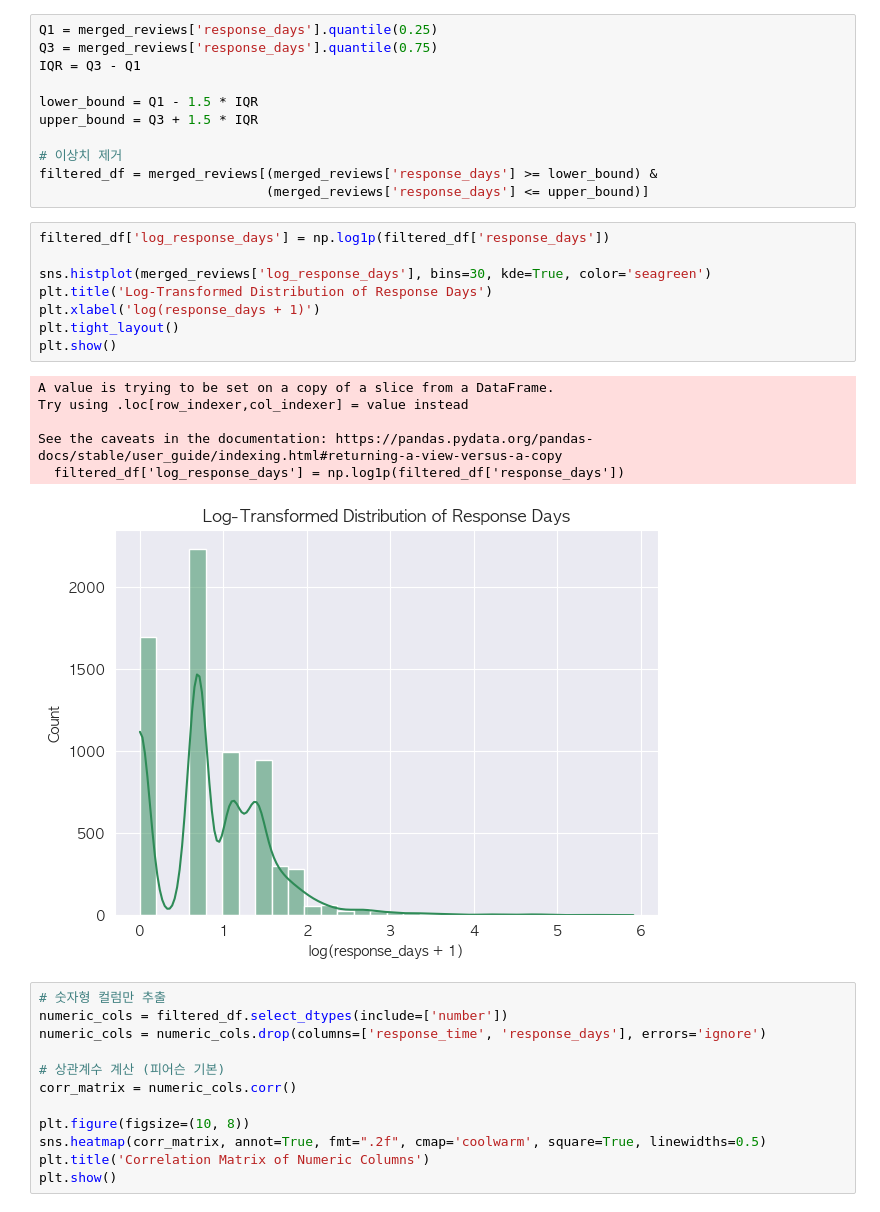
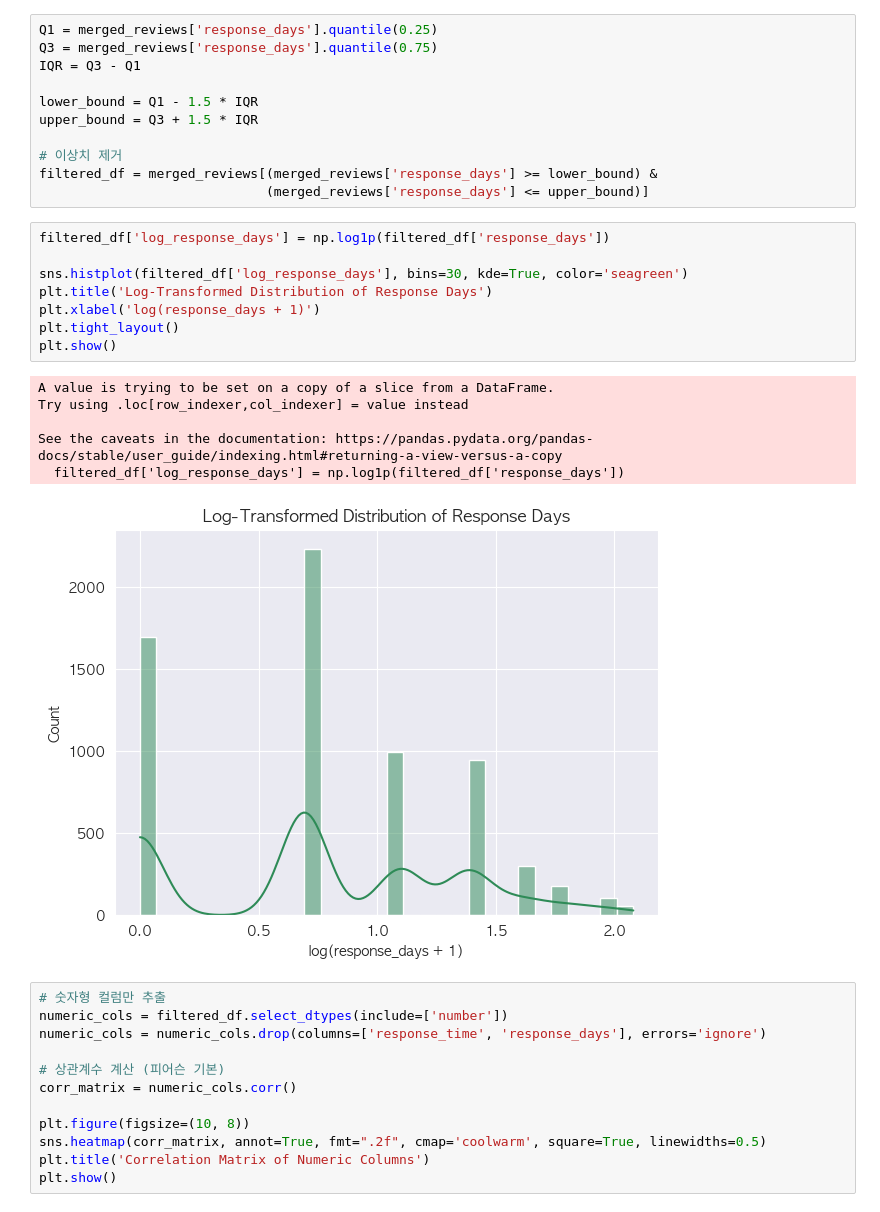
Before and after one commit to jinijini20/SKN14-2nd-5Team, a Jupyter notebook: YiseoY/0529_eda.ipynb, the cells around one changed output. Drawn from its saved outputs; the diff is of its cells as text.

```diff
--- a/YiseoY/0529_eda.ipynb
+++ b/YiseoY/0529_eda.ipynb
@@ -2652,18 +2665,18 @@ filtered_df = merged_reviews[(merged_reviews['response_days'] >= lower_bound) &
 # %%
 filtered_df['log_response_days'] = np.log1p(filtered_df['response_days'])
 
-sns.histplot(merged_reviews['log_response_days'], bins=30, kde=True, color='seagreen')
+sns.histplot(filtered_df['log_response_days'], bins=30, kde=True, color='seagreen')
 plt.title('Log-Transformed Distribution of Response Days')
 plt.xlabel('log(response_days + 1)')
 plt.tight_layout()
 plt.show()
 # %% [output]
 A value is trying to be set on a copy of a slice from a DataFrame.
 Try using .loc[row_indexer,col_indexer] = value instead
 
 See the caveats in the documentation: https://pandas.pydata.org/pandas-docs/stable/user_guide/indexing.html#returning-a-view-versus-a-copy
   filtered_df['log_response_days'] = np.log1p(filtered_df['response_days'])
-[figure, old version]
+[figure, new version]
 # %%
 # 숫자형 컬럼만 추출
 numeric_cols = filtered_df.select_dtypes(include=['number'])
```
Also changed, not shown: parts of 16 cells of this notebook, 1 other file.
